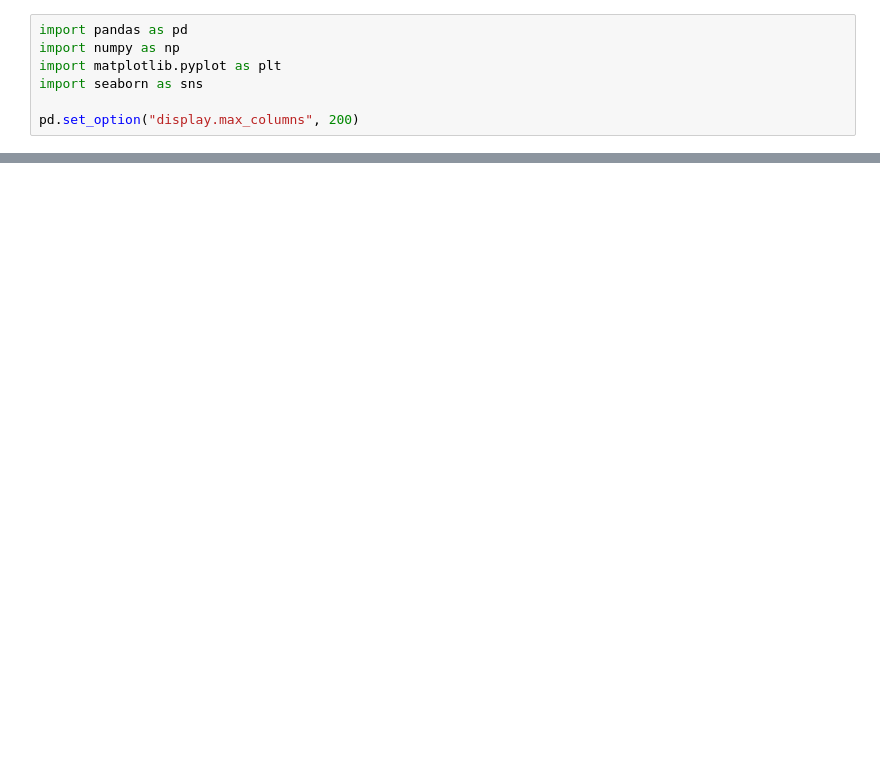
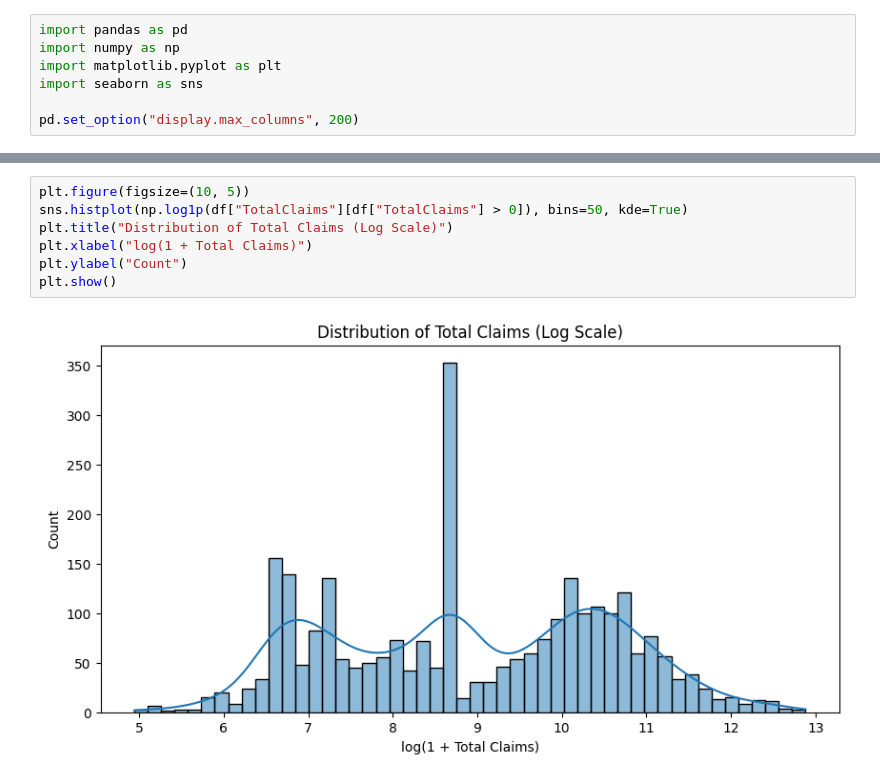
Before and after one commit to RedietDegu/insurance-risk-analytics, a Jupyter notebook: notebooks/01_eda.ipynb, the cells around one changed output, grey strips where cells are left out. Cells and saved outputs as stored; diff of their text form; blank space fills up the shorter version.

```diff
--- a/notebooks/01_eda.ipynb
+++ b/notebooks/01_eda.ipynb
@@ -12,0 +151,9 @@ ValueError: The 'low_memory' option is not supported with the 'python' engine
+# %%
+plt.figure(figsize=(10, 5))
+sns.histplot(np.log1p(df["TotalClaims"][df["TotalClaims"] > 0]), bins=50, kde=True)
+plt.title("Distribution of Total Claims (Log Scale)")
+plt.xlabel("log(1 + Total Claims)")
+plt.ylabel("Count")
+plt.show()
+# %% [output]
+[figure, added]
```
Also changed, not shown: parts of 9 cells of this notebook, 1 other file.
